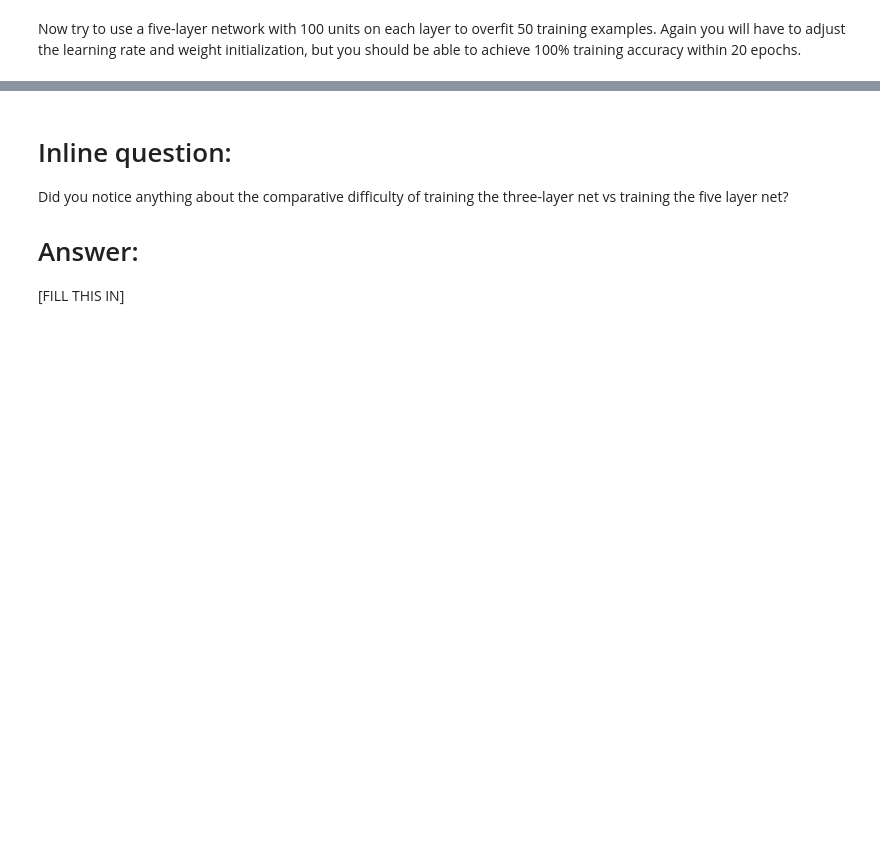
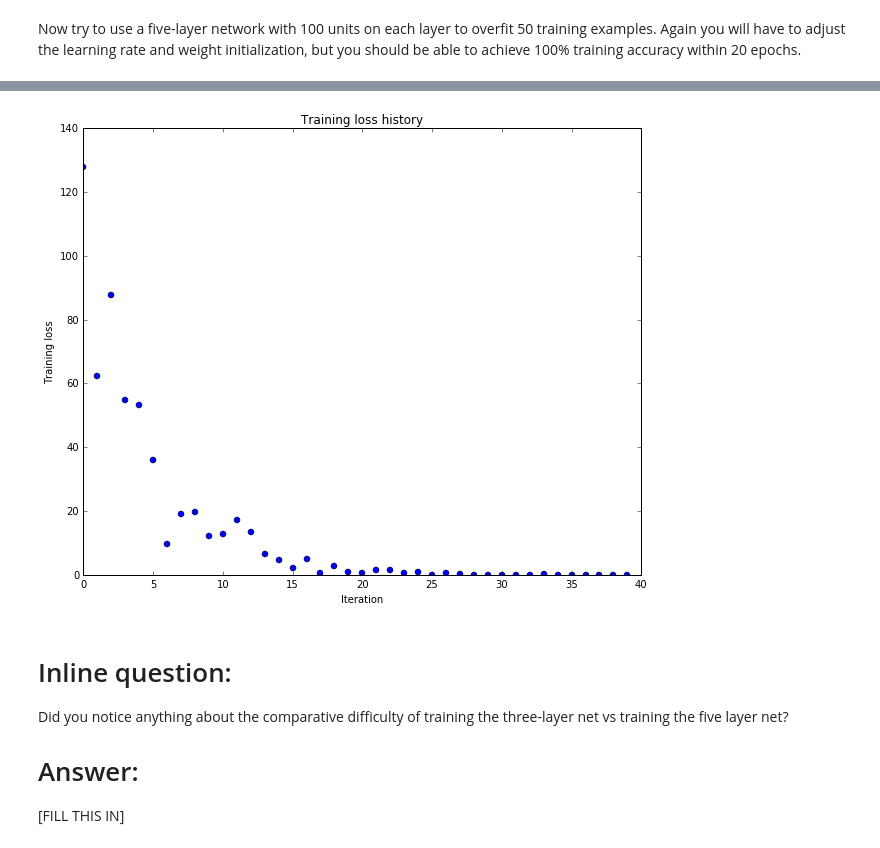
Before and after one commit to JayYangSS/CS231n, a Jupyter notebook: assignment2/FullyConnectedNets.ipynb, the cells around one changed output, grey strips where cells are left out. Drawn from its saved outputs; the diff is of its cells as text; code cells hidden in the pictures; blank space fills up the shorter version.

```diff
--- a/assignment2/FullyConnectedNets.ipynb
+++ b/assignment2/FullyConnectedNets.ipynb
@@ -440,8 +476,8 @@ small_data = {
   'y_val': data['y_val'],
 }
 
-learning_rate = 1e-3
-weight_scale = 1e-5
+learning_rate = 2e-4
+weight_scale = 1e-1
 model = FullyConnectedNet([100, 100, 100, 100],
                 weight_scale=weight_scale, dtype=np.float64)
 solver = Solver(model, small_data,
@@ -458,3 +494,4 @@ plt.title('Training loss history')
 plt.xlabel('Iteration')
 plt.ylabel('Training loss')
 plt.show()
+# %% [output]
@@ -461,3 +515,4 @@ plt.show()
+[figure, added]
 # %% [markdown]
 # Inline question:
 Did you notice anything about the comparative difficulty of training the three-layer net vs training the five layer net?
```
Also changed, not shown: parts of 11 cells of this notebook, 1 other file.
